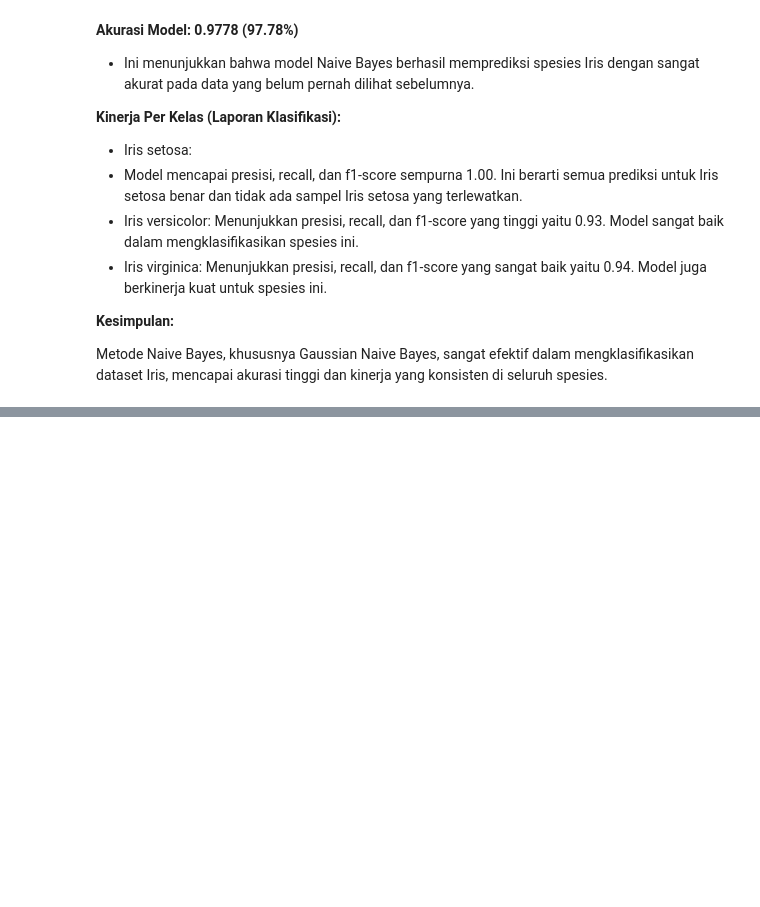
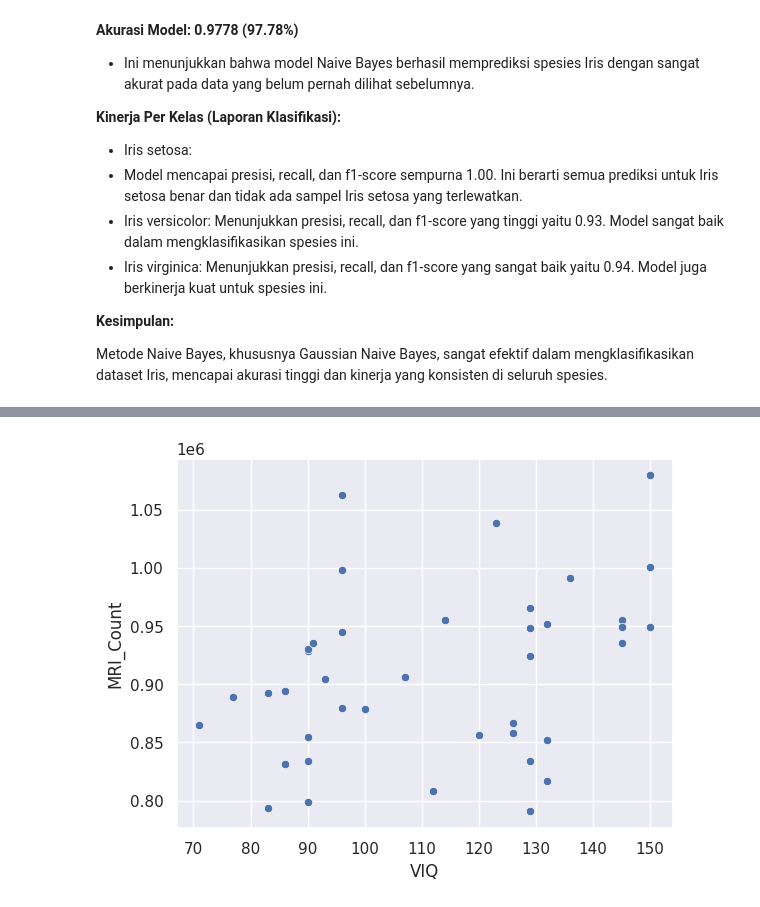
Before and after one commit to kristoowae/Portofolio-Google_Notebook, a Jupyter notebook: PRAKBDA.ipynb, the cells around one changed output, grey strips where cells are left out. Cells and saved outputs as stored; diff of their text form; code cells hidden in the pictures; blank space fills up the shorter version.

```diff
--- a/PRAKBDA.ipynb
+++ b/PRAKBDA.ipynb
@@ -2137,0 +2250,10 @@ Metode Naive Bayes, khususnya Gaussian Naive Bayes, sangat efektif dalam mengkla
+# %%
+import numpy as np
+import pandas as pd
+import seaborn as sns
+sns.set()
+import matplotlib.pyplot as plt
+%matplotlib inline
+# %%
+df = pd.read_csv('brain_size.csv', delimiter=';')
+df.head()
@@ -2137,0 +2289,4 @@ Metode Naive Bayes, khususnya Gaussian Naive Bayes, sangat efektif dalam mengkla
+# %%
+ax = sns.scatterplot(x='VIQ', y='MRI_Count', data=df)
+# %% [output]
+[figure, added]
```
Also changed, not shown: parts of 61 cells of this notebook.
